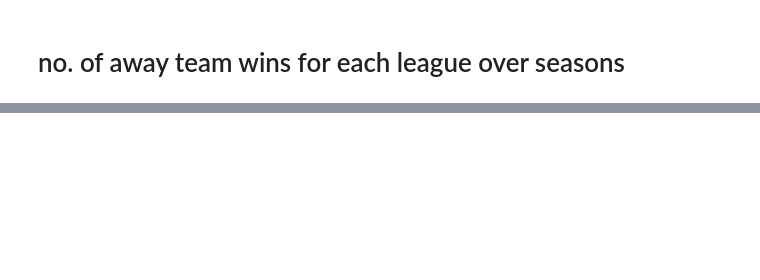
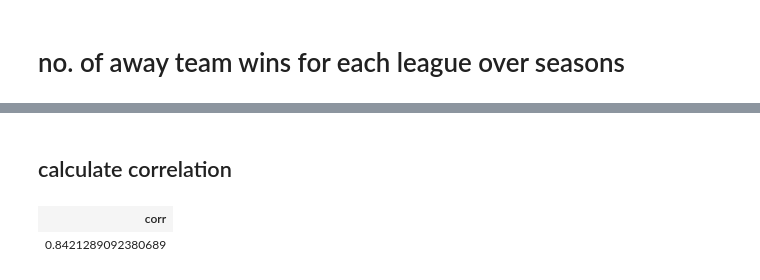
Before and after one commit to abdelrahmanfekryy/SQL_Exploratory_Data_Analysis, a Jupyter notebook: European_Soccer_Database/main.ipynb, the cells around one changed output, grey strips where cells are left out. Cells and saved outputs as stored; diff of their text form; code cells hidden in the pictures; blank space fills up the shorter version.

```diff
--- a/European_Soccer_Database/main.ipynb
+++ b/European_Soccer_Database/main.ipynb
@@ -500,3 +505,13 @@ ORDER BY 10 DESC;
 | Poland Ekstraklasa | 62 | 67 | 56 | 68 | 80 | 57 | 60 | 75 | ... |
 | Belgium Jupiler League | 90 | 62 | 62 | 56 | 79 | 4 | 74 | 66 | ... |
 | Switzerland Super League | 48 | 52 | 57 | 52 | 51 | 57 | 56 | 53 | ... |
+# %% [markdown]
+## calculate correlation
+# %%
+%%sql
+SELECT CORR(overall_rating,potential) corr
+FROM Player_Attributes
+limit 10
+# %% [output]
+| corr |
+| 0.8421289092380689 |
```
Also changed, not shown: parts of 1 cell of this notebook, 5 other files.
